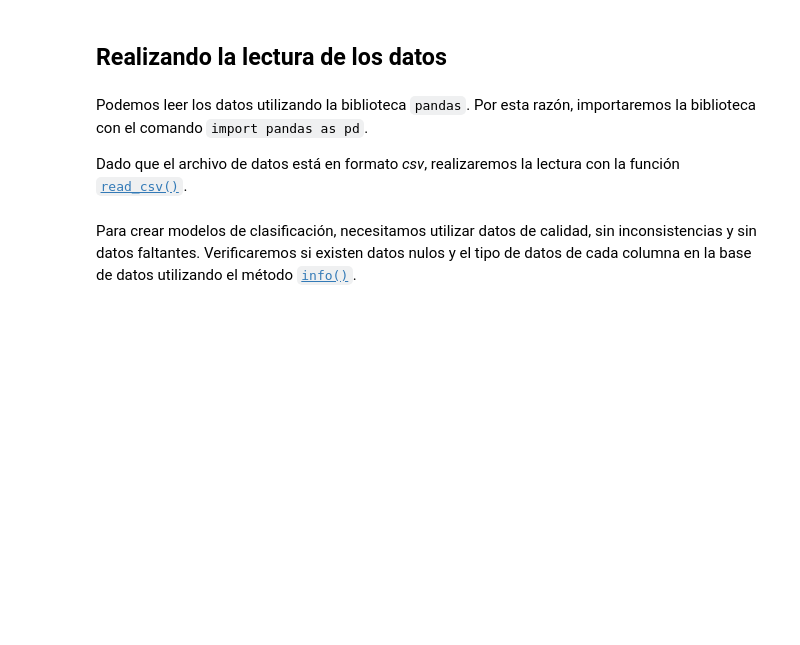
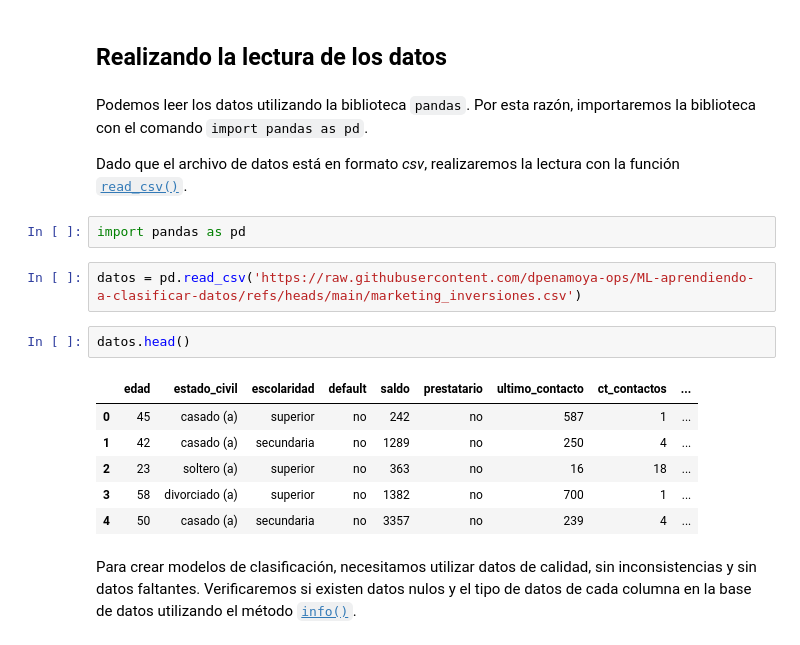
Before and after one commit to dpenamoya-ops/ML-aprendiendo-a-clasificar-datos, a Jupyter notebook: Clasificacion_primeros_pasos.ipynb, the cells around one changed output. Cells and saved outputs as stored; diff of their text form; blank space fills up the shorter version.

```diff
--- a/Clasificacion_primeros_pasos.ipynb
+++ b/Clasificacion_primeros_pasos.ipynb
@@ -14,5 +14,18 @@ Esta predicción se realizará mediante **machine learning**, y este notebook co
 Podemos leer los datos utilizando la biblioteca `pandas`. Por esta razón, importaremos la biblioteca con el comando `import pandas as pd`.
 
 Dado que el archivo de datos está en formato *csv*, realizaremos la lectura con la función [`read_csv()`](https://pandas.pydata.org/docs/reference/api/pandas.read_csv.html).
+# %%
+import pandas as pd
+# %%
+datos = pd.read_csv('https://raw.githubusercontent.com/dpenamoya-ops/ML-aprendiendo-a-clasificar-datos/refs/heads/main/marketing_inversiones.csv')
+# %%
+datos.head()
+# %% [output]
+|  | edad | estado_civil | escolaridad | default | saldo | prestatario | ultimo_contacto | ct_contactos | ... |
+| 0 | 45 | casado (a) | superior | no | 242 | no | 587 | 1 | ... |
+| 1 | 42 | casado (a) | secundaria | no | 1289 | no | 250 | 4 | ... |
+| 2 | 23 | soltero (a) | superior | no | 363 | no | 16 | 18 | ... |
+| 3 | 58 | divorciado (a) | superior | no | 1382 | no | 700 | 1 | ... |
+| 4 | 50 | casado (a) | secundaria | no | 3357 | no | 239 | 4 | ... |
 # %% [markdown]
 Para crear modelos de clasificación, necesitamos utilizar datos de calidad, sin inconsistencias y sin datos faltantes. Verificaremos si existen datos nulos y el tipo de datos de cada columna en la base de datos utilizando el método [`info()`](https://pandas.pydata.org/docs/reference/api/pandas.DataFrame.info.html).
```
Also changed, not shown: parts of 18 cells of this notebook.
